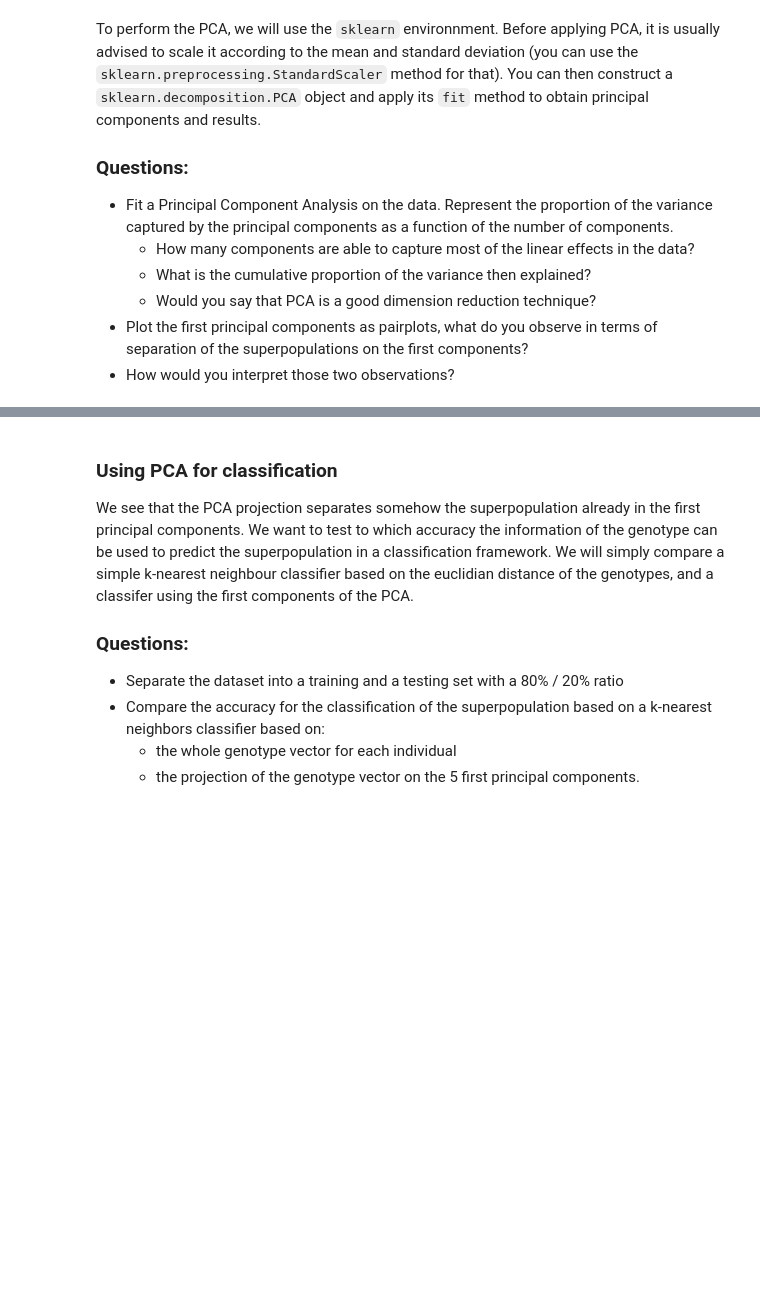
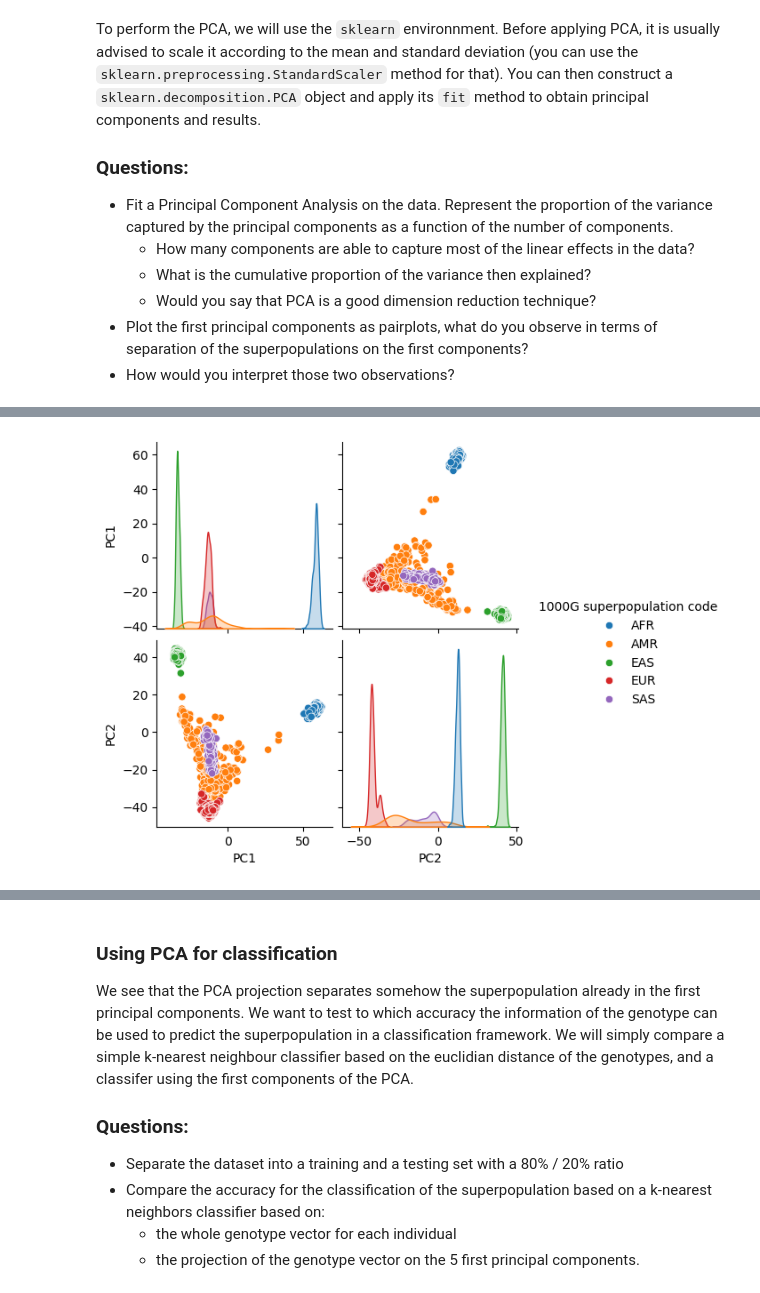
Before and after one commit to HendrikHigl/ma-cs-apml, a Jupyter notebook: LDAProject/LDA_project.ipynb, the cells around one changed output, grey strips where cells are left out. Saved outputs shown, nothing was run; the diff lists cells and outputs as text; code cells hidden in the pictures; blank space fills up the shorter version.

```diff
--- a/LDAProject/LDA_project.ipynb
+++ b/LDAProject/LDA_project.ipynb
@@ -196,0 +212,10 @@ scaler = preprocessing.StandardScaler()
+# %%
+pca_2 = PCA(n_components=2, random_state=random_state)
+X_pca_2 = pca_2.fit_transform(X_scaled)
+pca_df_2 = pd.DataFrame(X_pca_2, columns=[f"PC{i+1}" for i in range(X_pca_2.shape[1])])
+pca_df_2["1000G superpopulation code"] = Y
+
+sns.pairplot(pca_df_2, hue="1000G superpopulation code")
+plt.show()
+# %% [output]
+[figure, added]
```
Also changed, not shown: parts of 12 cells of this notebook.
